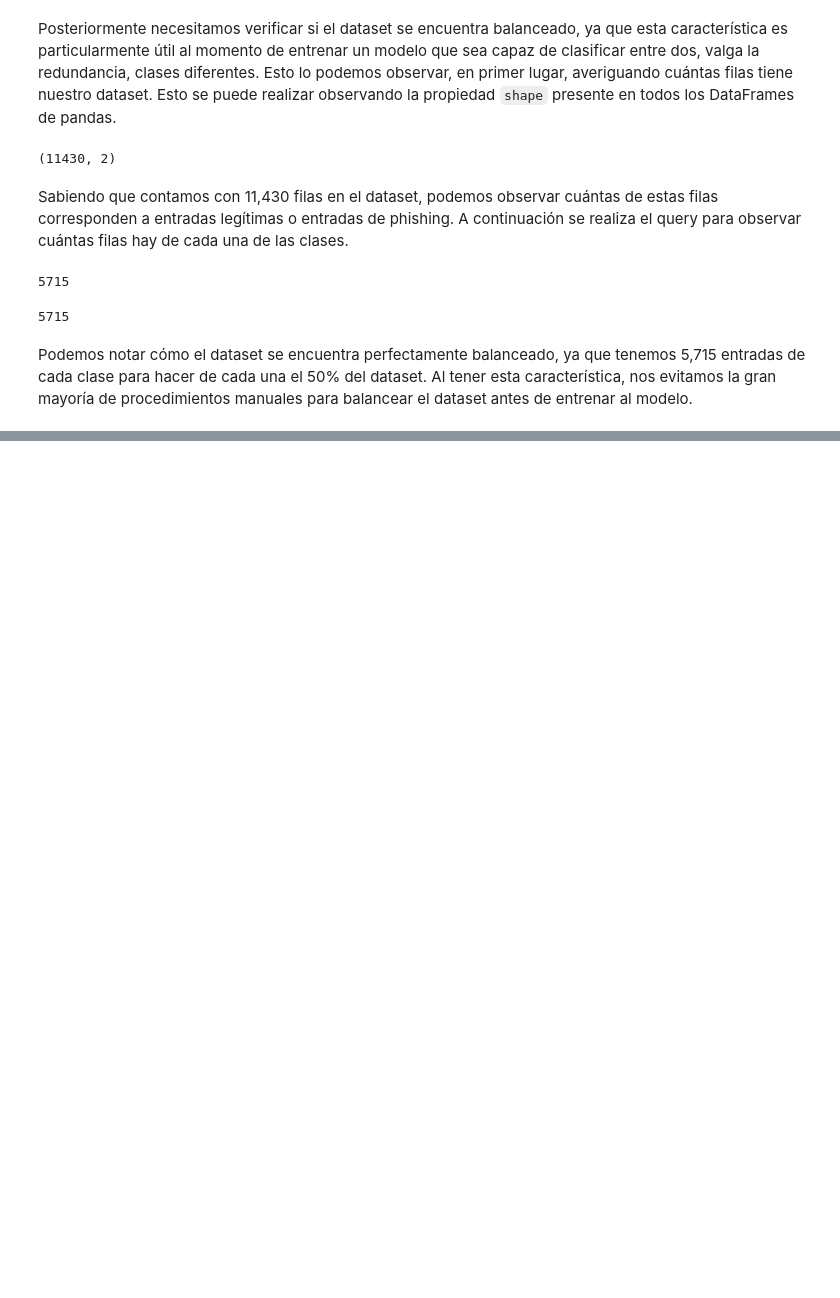
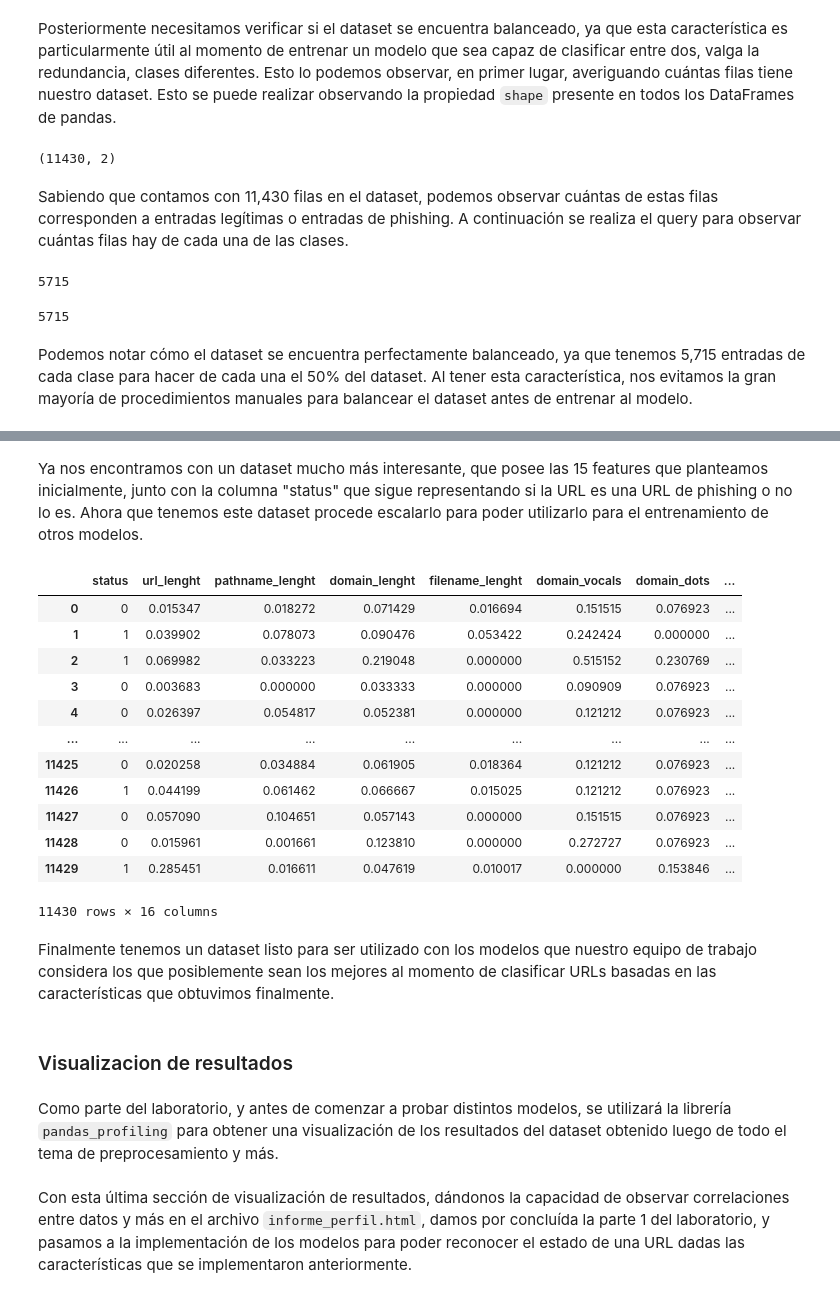
Before and after one commit to SantiagoTaracena/sds-lab-01, a Jupyter notebook: src/main.ipynb, the cells around one changed output, grey strips where cells are left out. Cells and saved outputs as stored; diff of their text form; code cells hidden in the pictures; blank space fills up the shorter version.

```diff
--- a/src/main.ipynb
+++ b/src/main.ipynb
@@ -412,0 +335,33 @@ TypeCheckError: argument "config_file" (None) did not match any element in the u
+# %% [markdown]
+Ya nos encontramos con un dataset mucho más interesante, que posee las 15 features que planteamos inicialmente, junto con la columna "status" que sigue representando si la URL es una URL de phishing o no lo es. Ahora que tenemos este dataset procede escalarlo para poder utilizarlo para el entrenamiento de otros modelos.
+# %%
+# Proceso de importar MinMaxScaler para escalar los datos.
+from sklearn.preprocessing import MinMaxScaler
+
+# Instancia del MinMaxScaler.
+scaler = MinMaxScaler()
+
+# Escalamiento y retorno del nuevo dataset.
+dataset = pd.DataFrame(scaler.fit_transform(dataset), columns=dataset.columns)
+dataset["status"] = dataset["status"].apply(lambda x: int(x))
+dataset
+# %% [output]
+|  | status | url_lenght | pathname_lenght | domain_lenght | filename_lenght | domain_vocals | domain_dots | ... |
+| 0 | 0 | 0.015347 | 0.018272 | 0.071429 | 0.016694 | 0.151515 | 0.076923 | ... |
+| 1 | 1 | 0.039902 | 0.078073 | 0.090476 | 0.053422 | 0.242424 | 0.000000 | ... |
+| 2 | 1 | 0.069982 | 0.033223 | 0.219048 | 0.000000 | 0.515152 | 0.230769 | ... |
+| 3 | 0 | 0.003683 | 0.000000 | 0.033333 | 0.000000 | 0.090909 | 0.076923 | ... |
+| 4 | 0 | 0.026397 | 0.054817 | 0.052381 | 0.000000 | 0.121212 | 0.076923 | ... |
+| ... | ... | ... | ... | ... | ... | ... | ... | ... |
+| 11425 | 0 | 0.020258 | 0.034884 | 0.061905 | 0.018364 | 0.121212 | 0.076923 | ... |
+| 11426 | 1 | 0.044199 | 0.061462 | 0.066667 | 0.015025 | 0.121212 | 0.076923 | ... |
+| 11427 | 0 | 0.057090 | 0.104651 | 0.057143 | 0.000000 | 0.151515 | 0.076923 | ... |
+| 11428 | 0 | 0.015961 | 0.001661 | 0.123810 | 0.000000 | 0.272727 | 0.076923 | ... |
+| 11429 | 1 | 0.285451 | 0.016611 | 0.047619 | 0.010017 | 0.000000 | 0.153846 | ... |
+11430 rows × 16 columns
+# %% [markdown]
+Finalmente tenemos un dataset listo para ser utilizado con los modelos que nuestro equipo de trabajo considera los que posiblemente sean los mejores al momento de clasificar URLs basadas en las características que obtuvimos finalmente.
+# %% [markdown]
+### Visualizacion de resultados
+# %% [markdown]
+Como parte del laboratorio, y antes de comenzar a probar distintos modelos, se utilizará la librería `pandas_profiling` para obtener una visualización de los resultados del dataset obtenido luego de todo el tema de preprocesamiento y más.
@@ -412,0 +377,2 @@ TypeCheckError: argument "config_file" (None) did not match any element in the u
+# %% [markdown]
+Con esta última sección de visualización de resultados, dándonos la capacidad de observar correlaciones entre datos y más en el archivo `informe_perfil.html`, damos por concluída la parte 1 del laboratorio, y pasamos a la implementación de los modelos para poder reconocer el estado de una URL dadas las características que se implementaron anteriormente.
```
Also changed, not shown: parts of 96 cells of this notebook, 26 other files.
